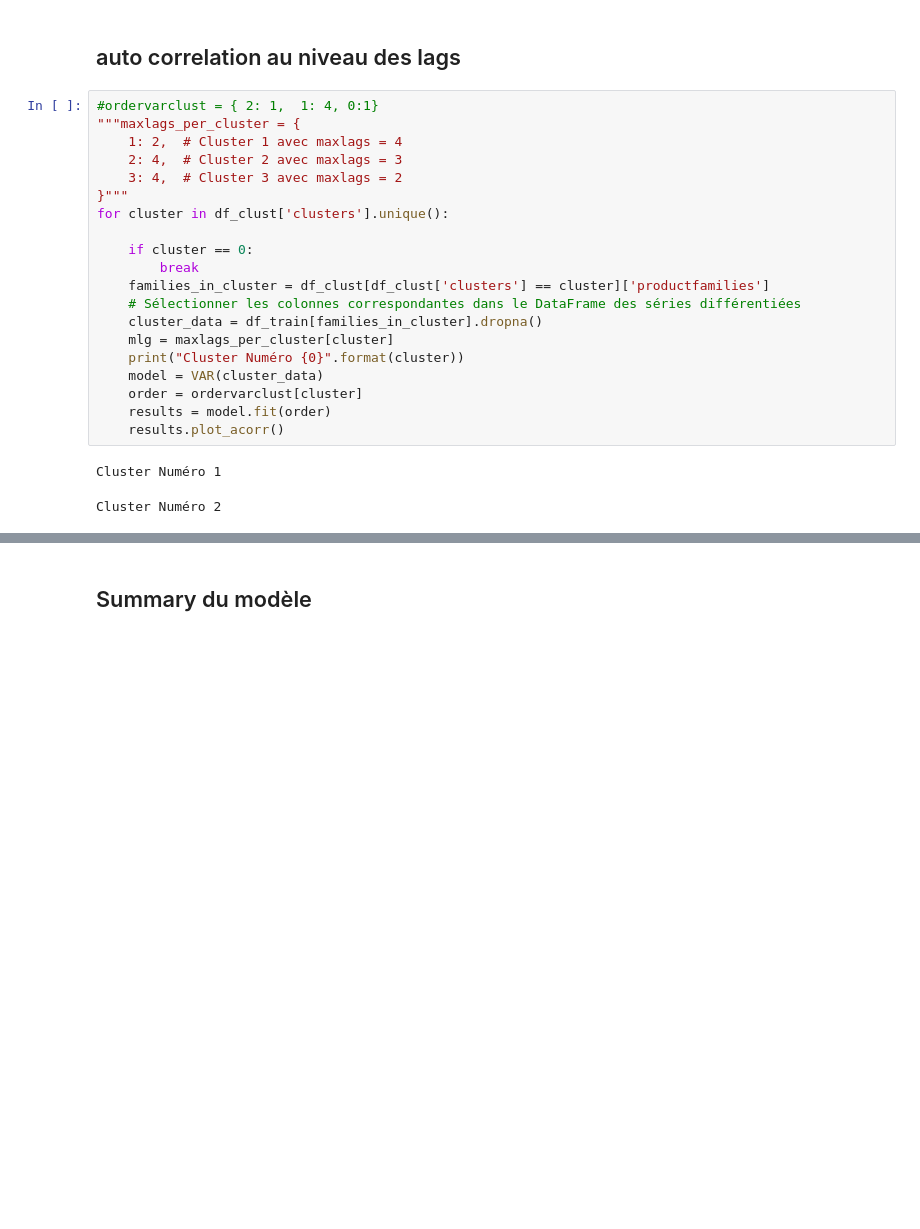
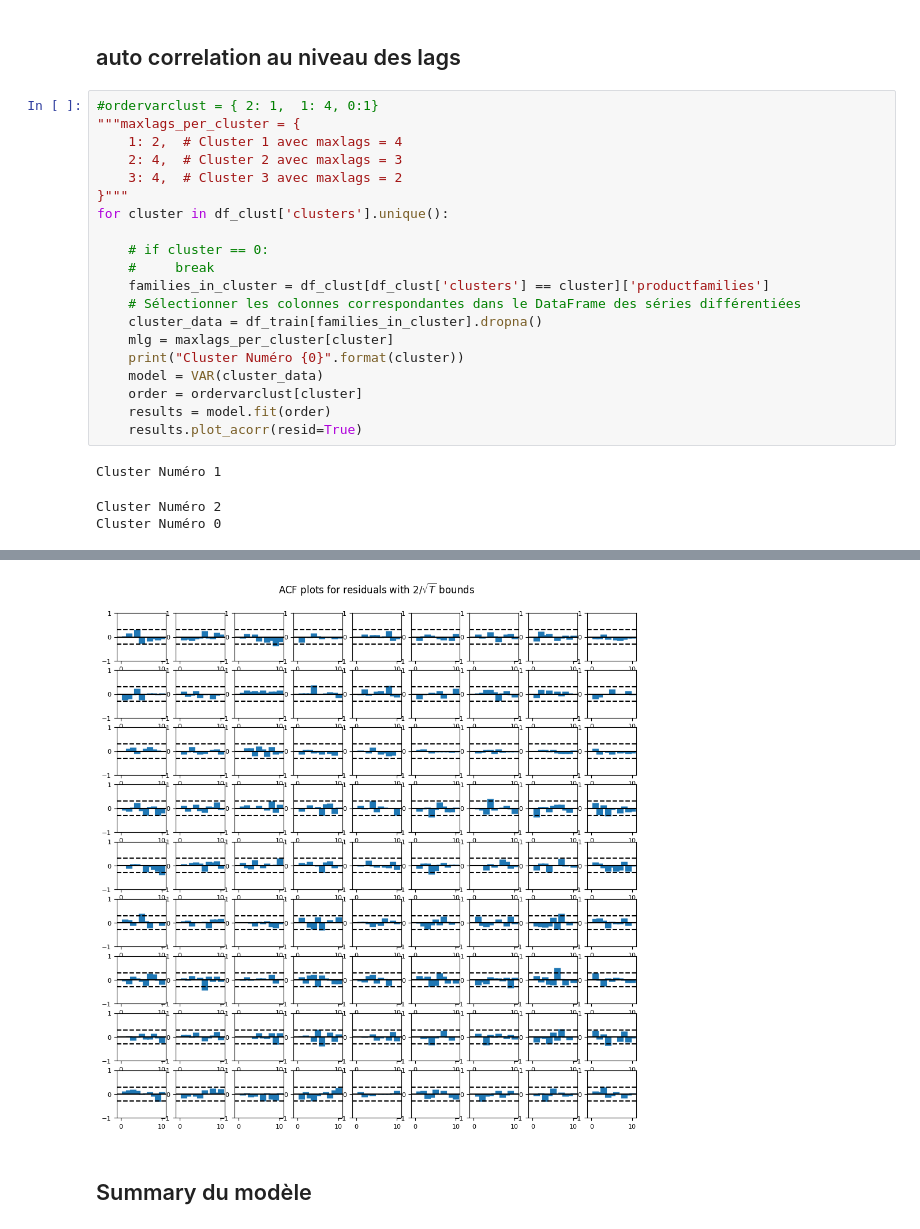
Before and after one commit to Yannickdla/MS-EBDE-UTT-23-Prof-thesis, a Jupyter notebook: Code/Modeling/Etudes de Modelisation complet.ipynb, the cells around one changed output, grey strips where cells are left out. Cells and saved outputs as stored; diff of their text form; blank space fills up the shorter version.

```diff
--- a/Code/Modeling/Etudes de Modelisation complet.ipynb
+++ b/Code/Modeling/Etudes de Modelisation complet.ipynb
@@ -363,28 +363,30 @@ Cluster Numéro 1
 # %%
 #ordervarclust = { 2: 1,  1: 4, 0:1}
 """maxlags_per_cluster = {
     1: 2,  # Cluster 1 avec maxlags = 4
     2: 4,  # Cluster 2 avec maxlags = 3
     3: 4,  # Cluster 3 avec maxlags = 2
 }"""
 for cluster in df_clust['clusters'].unique():
 
-    if cluster == 0:
-        break
+    # if cluster == 0:
+    #     break
     families_in_cluster = df_clust[df_clust['clusters'] == cluster]['productfamilies']
     # Sélectionner les colonnes correspondantes dans le DataFrame des séries différentiées
     cluster_data = df_train[families_in_cluster].dropna()
     mlg = maxlags_per_cluster[cluster]
     print("Cluster Numéro {0}".format(cluster))
     model = VAR(cluster_data)
     order = ordervarclust[cluster]
     results = model.fit(order)
-    results.plot_acorr()
+    results.plot_acorr(resid=True)
 # %% [output]
 Cluster Numéro 1
 Cluster Numéro 2
+Cluster Numéro 0
 [figure]
 [figure]
+[figure, added]
 # %% [markdown]
 ## Summary du modèle
 # %%
```
Also changed, not shown: parts of 6 cells of this notebook, 1 other file.
